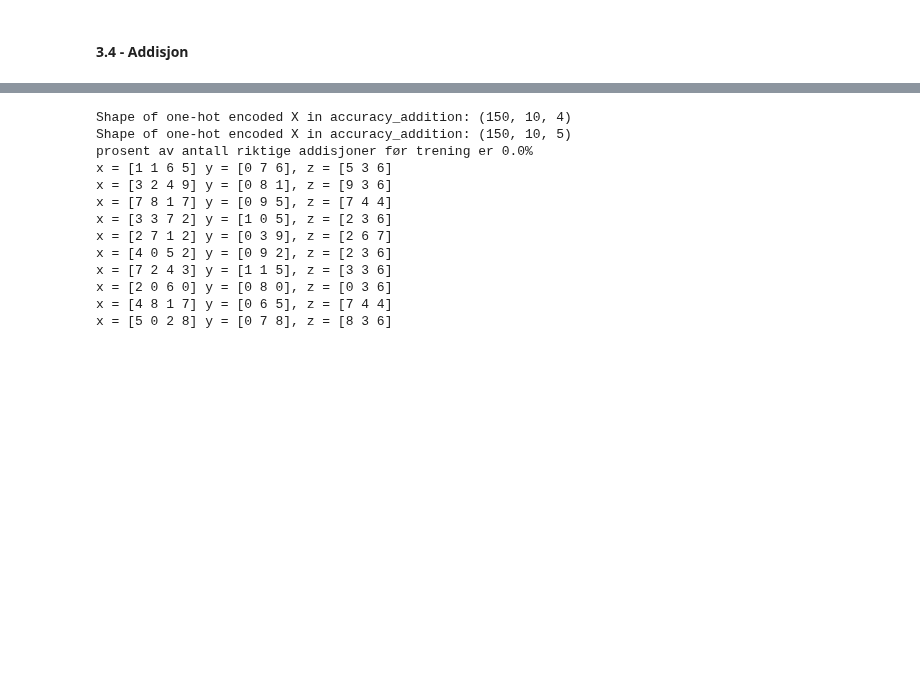
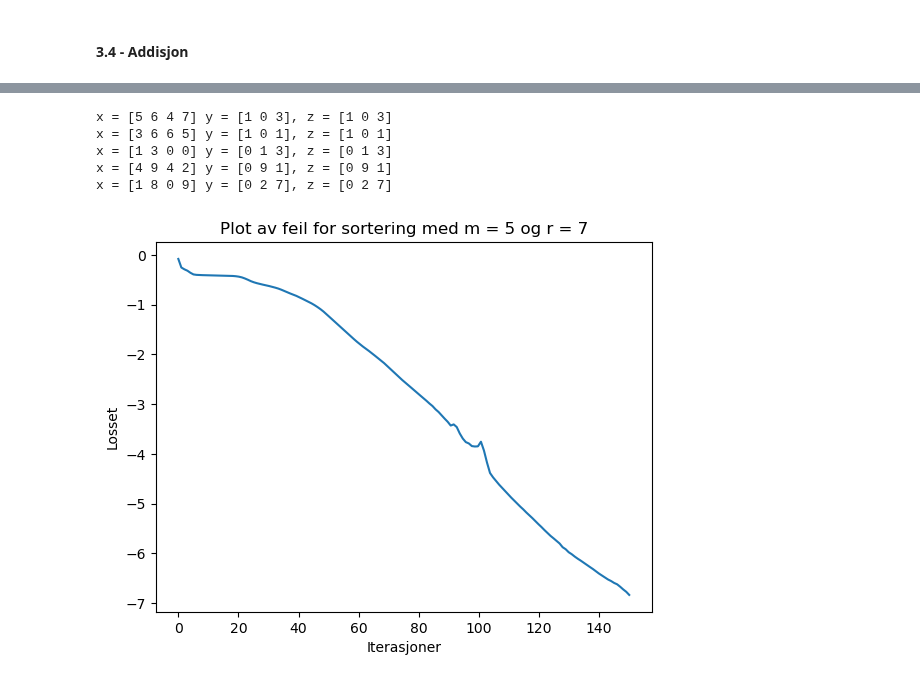
Before and after one commit to villi02/TMA4320-Introduksjon-til-vitenskapelige-beregninger-prosjekter, a Jupyter notebook: Prosjekt2-IndustriellMatematikk/main.ipynb, the cells around one changed output, grey strips where cells are left out. Saved outputs shown, nothing was run; the diff lists cells and outputs as text; code cells hidden in the pictures; blank space fills up the shorter version.

```diff
--- a/Prosjekt2-IndustriellMatematikk/main.ipynb
+++ b/Prosjekt2-IndustriellMatematikk/main.ipynb
@@ -367,14 +264,6 @@ NameError: name 'arr' is not defined
 # %% [markdown]
 #### 3.4 - Addisjon
 # %%
-import numpy as np
-import matplotlib.pyplot as plt
-from layers import *
-from neural_network import NeuralNetwork
-from utils import onehot
-from data_generators import get_train_test_addition
-from training import *
-
 datapunkter = 150
 batches = 20
 
@@ -385,10 +274,10 @@ L = 3
 m = 10
 r = 2
 n_max = r*3
-n_iter = 250
+n_iter = 150
 alpha = 0.001
 
-data_add = get_train_test_addition(r, datapunkter, batches)
+data_add = get_train_test_addition_2(r, datapunkter, batches)
 
 feed_forward1 = FeedForward(d,p)
 attention1 = Attention(d,k)
@@ -406,6 +295,14 @@ nueralnetadd = NeuralNetwork(layers)
 
 x_add = data_add['x_train']
 y_add = data_add['y_train']
-y_add_t = data_add['y_test'][0]
+y_add_t = data_add['y_test'][0] #tar [0] fordi det bare er en batch
 x_add_t = data_add['x_test'][0]
+
+per, z_hat = accuracy_addition(nueralnetadd, x_add_t, y_add_t, m,r)
+print(f'prosent av antall riktige addisjoner før trening er {per*100}%')
+
+arr_add = algorithm_4_add(x_add, y_add, n_iter, alpha, m, nueralnetadd, r)
+
+per, z_hat = accuracy_addition(nueralnetadd, x_add_t, y_add_t, m,r)
+print(f'prosent av antall riktige addisjoner etter trening er {per*100}%')
 # %% [output]
@@ -419,27 +326,13 @@ please provide us feedback at https://github.com/pandas-dev/pandas/issues/54466
 # %%
-per, z_hat = accuracy_addition(nueralnetadd, x_add_t, y_add_t, m,r)
-print(f'prosent av antall riktige addisjoner før trening er {per*100}%')
-
-# print first 10 datapoints
-for i in range(10):
-    print(f'x = {x_add_t[i]} y = {y_add_t[i]}, z = {z_hat[i]}')
-
 plt.plot(np.linspace(0,len(arr_add),len(arr_add)),np.log(arr_add))
 plt.xlabel('Iterasjoner')
 plt.ylabel('Losset')
 plt.title('Plot av feil for sortering med m = 5 og r = 7')
 plt.show()
 # %% [output]
-Shape of one-hot encoded X in accuracy_addition: (150, 10, 4)
-Shape of one-hot encoded X in accuracy_addition: (150, 10, 5)
-prosent av antall riktige addisjoner før trening er 0.0%
-x = [1 1 6 5] y = [0 7 6], z = [5 3 6]
-x = [3 2 4 9] y = [0 8 1], z = [9 3 6]
-x = [7 8 1 7] y = [0 9 5], z = [7 4 4]
-x = [3 3 7 2] y = [1 0 5], z = [2 3 6]
-x = [2 7 1 2] y = [0 3 9], z = [2 6 7]
-x = [4 0 5 2] y = [0 9 2], z = [2 3 6]
-x = [7 2 4 3] y = [1 1 5], z = [3 3 6]
-x = [2 0 6 0] y = [0 8 0], z = [0 3 6]
-x = [4 8 1 7] y = [0 6 5], z = [7 4 4]
-x = [5 0 2 8] y = [0 7 8], z = [8 3 6]
+x = [5 6 4 7] y = [1 0 3], z = [1 0 3]
+x = [3 6 6 5] y = [1 0 1], z = [1 0 1]
+x = [1 3 0 0] y = [0 1 3], z = [0 1 3]
+x = [4 9 4 2] y = [0 9 1], z = [0 9 1]
+x = [1 8 0 9] y = [0 2 7], z = [0 2 7]
+[figure, added]
```
Also changed, not shown: parts of 14 cells of this notebook, 1 other file.
